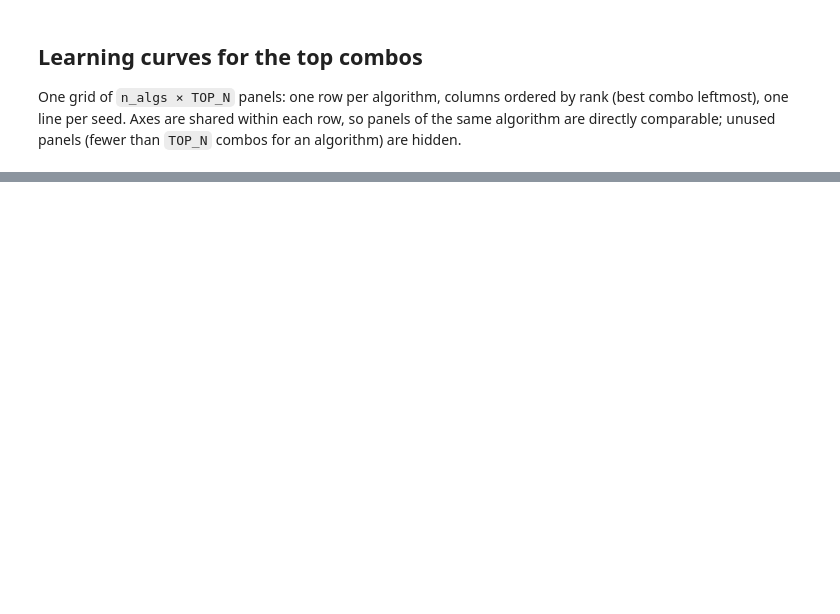
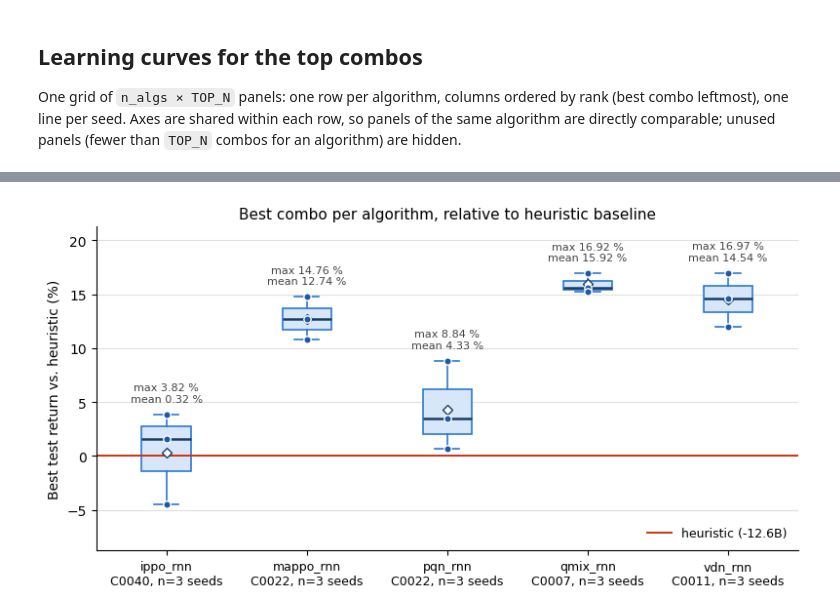
Before and after one commit to AI-for-Infrastructure-Management/imp-act-JaxMARL, a Jupyter notebook: evaluation/hyperparameter_tuning_analysis.ipynb, the cells around one changed output, grey strips where cells are left out. Cells and saved outputs as stored; diff of their text form; code cells hidden in the pictures; blank space fills up the shorter version.

Commit message:
Add sensitivity plots to `hyperparameter_tuning_analysis.ipynb`

```diff
--- a/evaluation/hyperparameter_tuning_analysis.ipynb
+++ b/evaluation/hyperparameter_tuning_analysis.ipynb
@@ -303,0 +495,90 @@ plt.show()
+# %%
+import numpy as np
+
+BOX_FILL = "#d7e6f8"
+BOX_EDGE = "#2a78d6"
+POINT_COLOR = "#1c5aa8"
+HEURISTIC_LINE_COLOR = "#cc3311"
+
+labels, rel_perfs = [], []
+for alg, alg_combos in top_combos_by_alg.items():
+    best = alg_combos.iloc[0]
+    seed_returns = runs_df[
+        (runs_df["project"] == best["project"])
+        & (runs_df["alg"] == alg)
+        & (runs_df["combo_id"] == best["combo_id"])
+    ]["best_test_return"]
+    rel = (seed_returns - HEURISTIC_BASELINE) / abs(HEURISTIC_BASELINE) * 100
+    rel_perfs.append(rel.to_numpy())
+    labels.append(f"{alg}\n{best['combo_id']}, n={len(rel)} seeds")
+
+fig, ax = plt.subplots(figsize=(1.4 * len(rel_perfs) + 1.0, 4.2))
+positions = np.arange(1, len(rel_perfs) + 1)
+
+bp = ax.boxplot(
+    rel_perfs,
+    positions=positions,
+    widths=0.35,
+    patch_artist=True,
+    medianprops={"color": "#1a3d66", "linewidth": 1.8},
+    whiskerprops={"color": BOX_EDGE, "linewidth": 1.2},
+    capprops={"color": BOX_EDGE, "linewidth": 1.2},
+    flierprops={
+        "marker": "o",
+        "markerfacecolor": "none",
+        "markeredgecolor": BOX_EDGE,
+    },
+    showmeans=True,
+    meanprops={
+        "marker": "D",
+        "markersize": 5,
+        "markerfacecolor": "white",
+        "markeredgecolor": "#1a3d66",
+    },
+)
+for box in bp["boxes"]:
+    box.set(facecolor=BOX_FILL, edgecolor=BOX_EDGE, linewidth=1.2)
+
+for pos, rel in zip(positions, rel_perfs):
+    ax.scatter(
+        np.full(len(rel), pos),
+        rel,
+        s=28,
+        color=POINT_COLOR,
+        edgecolors="white",
+        linewidths=1.0,
+        zorder=3,
+    )
+    ax.annotate(
+        f"max {rel.max():.2f} %\nmean {rel.mean():.2f} %",
+        xy=(pos, rel.max()),
+        xytext=(0, 8),
+        textcoords="offset points",
+        ha="center",
+        va="bottom",
+        fontsize=8,
+        color="#444444",
+    )
+
+ax.axhline(
+    0,
+    color=HEURISTIC_LINE_COLOR,
+    linewidth=1.4,
+    label=f"heuristic ({HEURISTIC_BASELINE / 1e9:.1f}B)",
+)
+ax.margins(y=0.2)  # headroom for the max/mean annotations
+
+ax.set_xticks(positions)
+ax.set_xticklabels(labels, fontsize=9)
+ax.set_ylabel("Best test return vs. heuristic (%)")
+ax.set_title("Best combo per algorithm, relative to heuristic baseline", fontsize=11)
+ax.yaxis.grid(True, color="#e0e0e0", linewidth=0.8)
+ax.set_axisbelow(True)
+for spine in ("top", "right"):
+    ax.spines[spine].set_visible(False)
+ax.legend(fontsize=9, loc="lower right", frameon=False)
+
+fig.tight_layout()
+plt.show()
+# %% [output]
+[figure, added]
```
Also changed, not shown: parts of 11 cells of this notebook.
